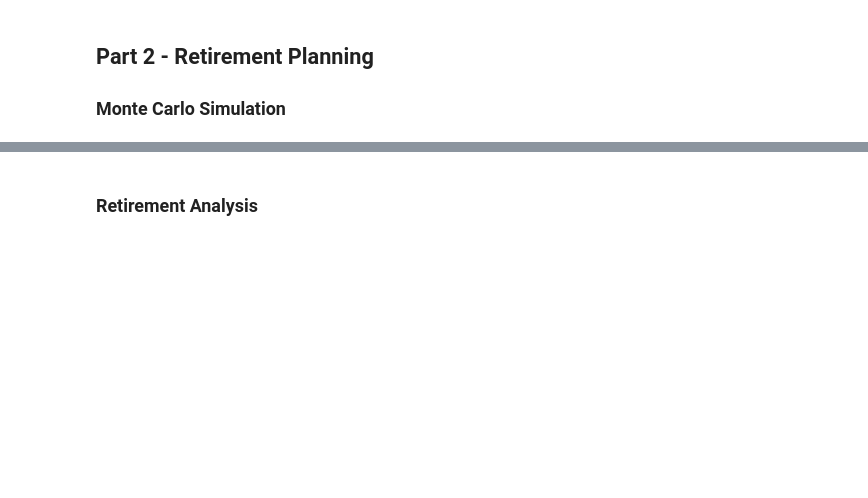
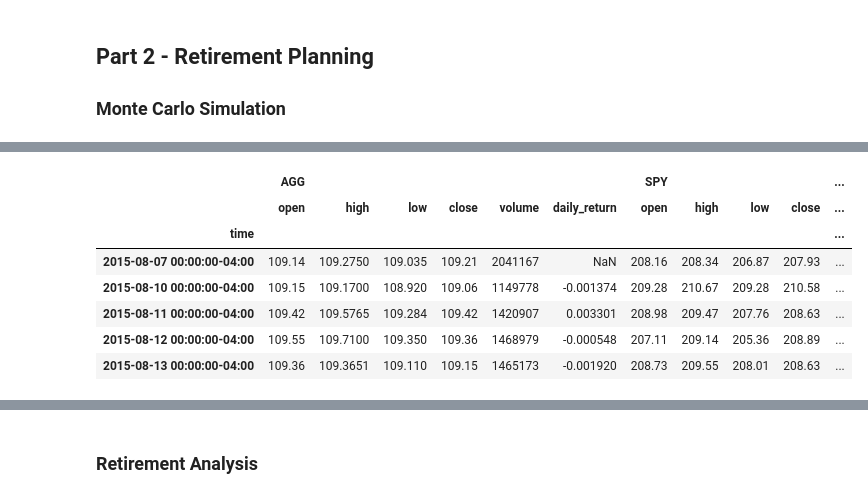
Before and after one commit to jormax14/fintech_apis_hw_jmg, a Jupyter notebook: financial-planner.ipynb, the cells around one changed output, grey strips where cells are left out. Drawn from its saved outputs; the diff is of its cells as text; code cells hidden in the pictures; blank space fills up the shorter version.

```diff
--- a/financial-planner.ipynb
+++ b/financial-planner.ipynb
@@ -172 +180,13 @@ df_stock_data.head()
+# %%
+# Printing the simulation input data
+mc_portfolio.portfolio_data.head()
+# %% [output]
+|  | AGG |  |  |  |  |  | SPY |  |  |  | ... |
+|  | open | high | low | close | volume | daily_return | open | high | low | close | ... |
+| time |  |  |  |  |  |  |  |  |  |  | ... |
+| 2015-08-07 00:00:00-04:00 | 109.14 | 109.2750 | 109.035 | 109.21 | 2041167 | NaN | 208.16 | 208.34 | 206.87 | 207.93 | ... |
+| 2015-08-10 00:00:00-04:00 | 109.15 | 109.1700 | 108.920 | 109.06 | 1149778 | -0.001374 | 209.28 | 210.67 | 209.28 | 210.58 | ... |
+| 2015-08-11 00:00:00-04:00 | 109.42 | 109.5765 | 109.284 | 109.42 | 1420907 | 0.003301 | 208.98 | 209.47 | 207.76 | 208.63 | ... |
+| 2015-08-12 00:00:00-04:00 | 109.55 | 109.7100 | 109.350 | 109.36 | 1468979 | -0.000548 | 207.11 | 209.14 | 205.36 | 208.89 | ... |
+| 2015-08-13 00:00:00-04:00 | 109.36 | 109.3651 | 109.110 | 109.15 | 1465173 | -0.001920 | 208.73 | 209.55 | 208.01 | 208.63 | ... |
 # %%
```
Also changed, not shown: parts of 29 cells of this notebook.
